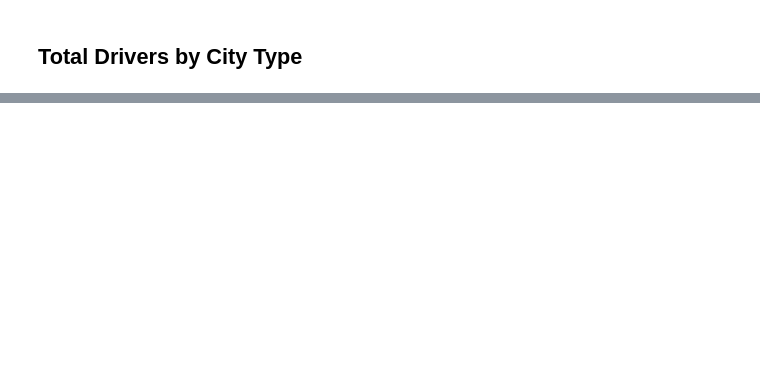
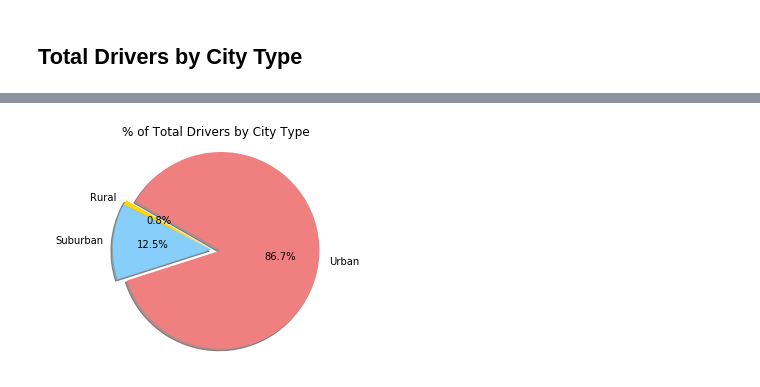
Before and after one commit to mbhimasani/GT-Bootcamp-HW, a Jupyter notebook: Matplotlib/Pyber/pyber_starter.ipynb, the cells around one changed output, grey strips where cells are left out. Cells and saved outputs as stored; diff of their text form; code cells hidden in the pictures; blank space fills up the shorter version.

```diff
--- a/Matplotlib/Pyber/pyber_starter.ipynb
+++ b/Matplotlib/Pyber/pyber_starter.ipynb
@@ -78,0 +120,16 @@ plt.show()
+# %%
+# Calculate Driver Percents
+driverpercent = pyber_df.groupby(["type"])["driver_count"].sum()
+
+# Build Pie Chart
+plt.pie(driverpercent, labels=driverpercent.index, explode = (0, 0, 0.1), shadow=True,
+        colors=["gold", "lightskyblue", "lightcoral"], autopct="%1.1f%%", startangle=150)
+plt.title("% of Total Drivers by City Type")
+plt.axis("equal")
+
+# Save Figure
+fig4 = plt.gcf()
+plt.show()
+fig4.savefig("../Images/Total Drivers by City Type.png")
+# %% [output]
+[figure, added]
```
Also changed, not shown: parts of 14 cells of this notebook, 6 other files.
